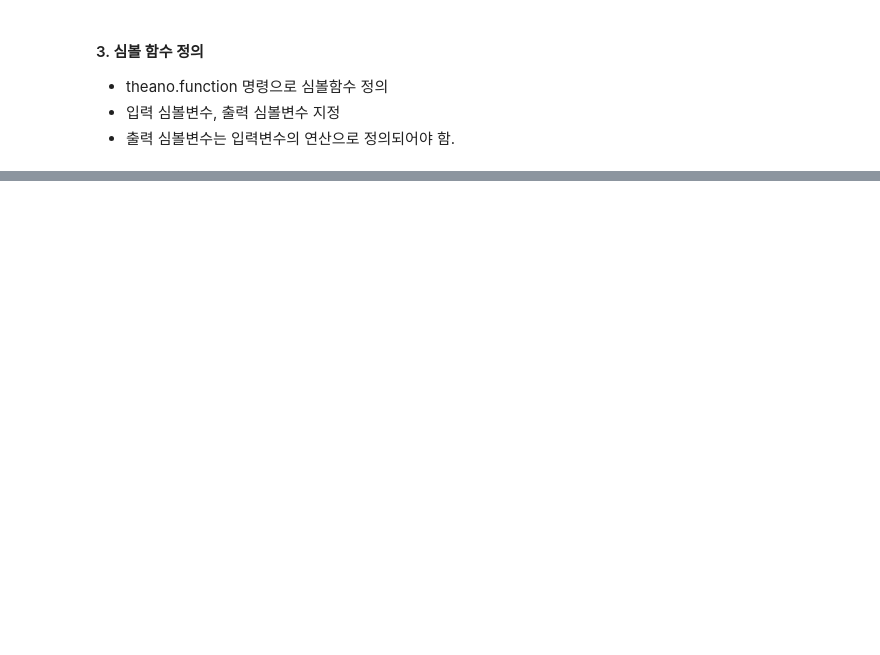
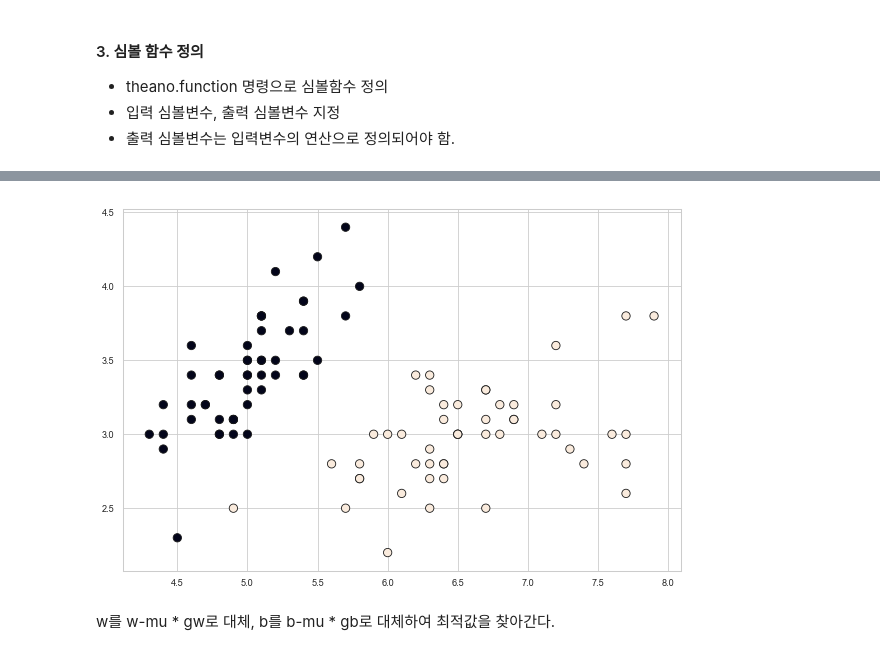
Before and after one commit to Junhojuno/TIL, a Jupyter notebook: machinelearning/neural network/Theano.ipynb, the cells around one changed output, grey strips where cells are left out. Drawn from its saved outputs; the diff is of its cells as text; code cells hidden in the pictures; blank space fills up the shorter version.

```diff
--- a/machinelearning/neural network/Theano.ipynb
+++ b/machinelearning/neural network/Theano.ipynb
@@ -101,0 +231,13 @@ theano.function()
+# %%
+from sklearn.datasets import load_iris
+iris = load_iris()
+# %%
+idx = np.in1d(iris.target, [0,2])
+x = iris.data[idx, 0:2]
+y = iris.target[idx] - 1 # y값이 1 or -1 값을 가지도록...
+# %%
+plt.figure(figsize=(12,8), dpi=60)
+plt.scatter(x[:,0], x[:,1], c=y, s=100, edgecolors='k')
+plt.show()
+# %% [output]
+[figure, added]
@@ -101,0 +256,2 @@ theano.function()
+# %% [markdown]
+w를 w-mu * gw로 대체, b를 b-mu * gb로 대체하여 최적값을 찾아간다.
```
Also changed, not shown: parts of 47 cells of this notebook.
